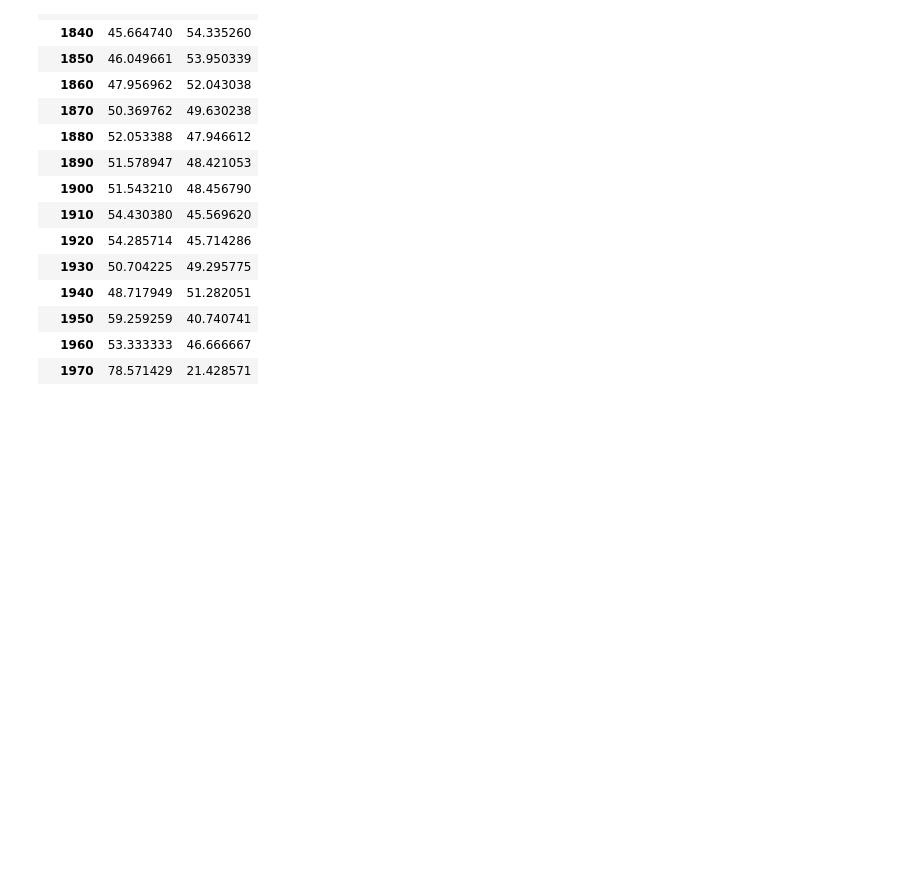
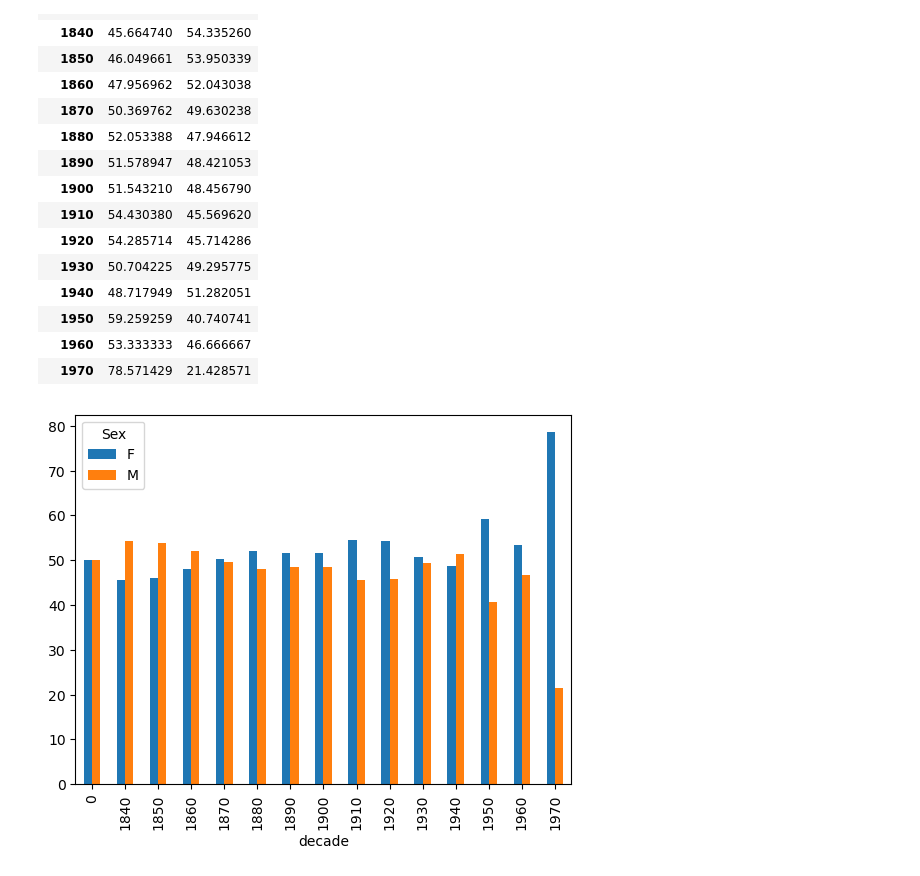
Before and after one commit to NSS-Data-Analytics-Cohort-10/advanced-pandas-Eliab16, a Jupyter notebook: notebooks/Advansed panda.ipynb, the cells around one changed output. Cells and saved outputs as stored; diff of their text form; code cells hidden in the pictures; blank space fills up the shorter version.

```diff
--- a/notebooks/Advansed panda.ipynb
+++ b/notebooks/Advansed panda.ipynb
@@ -188,16 +211,10 @@ decade
 Name: count, dtype: Int64
 # %%
 #5bLook at the total number of burials and the proportion (aka percentage) of male burials and female burials.
-# grouped['Sex'].value_counts(normalize=True)*100
-# grouped_by_year = Cemetery_df.groupby([group, 'Burial Year']).size()
-# grouped_by_sex = Cemetery_df.groupby(['M', 'Sex']).size()
-# grouped = Cemetery_df.groupby([group, 'Burial Year']).size()
+
 Cemetery_df2 = Cemetery_df.query('Sex == "M" or Sex == "F"')
-# Cemetery_df2.head()
-# print(group['Burial Year'])
-# grouped_by_year = grouped_by_year.reset_index()
-# pd.crosstab(Cemetery_df2['decade'],Cemetery_df2['Sex'],rownames=['Burial Year'],colnames=['Sex'],normalize=True)*100
-pd.crosstab(Cemetery_df2.decade,Cemetery_df2.Sex,normalize='index')*100
+Decade_sex=pd.crosstab(Cemetery_df2.decade,Cemetery_df2.Sex,normalize='index')*100
+Decade_sex
 # %% [output]
 | Sex | F | M |
 | decade |  |  |
@@ -216,3 +233,7 @@ pd.crosstab(Cemetery_df2.decade,Cemetery_df2.Sex,normalize='index')*100
 | 1950 | 59.259259 | 40.740741 |
 | 1960 | 53.333333 | 46.666667 |
 | 1970 | 78.571429 | 21.428571 |
+# %%
+plot_decade_sex=Decade_sex.plot( kind="bar")
+# %% [output]
+[figure, added]
```
Also changed, not shown: parts of 5 cells of this notebook.
